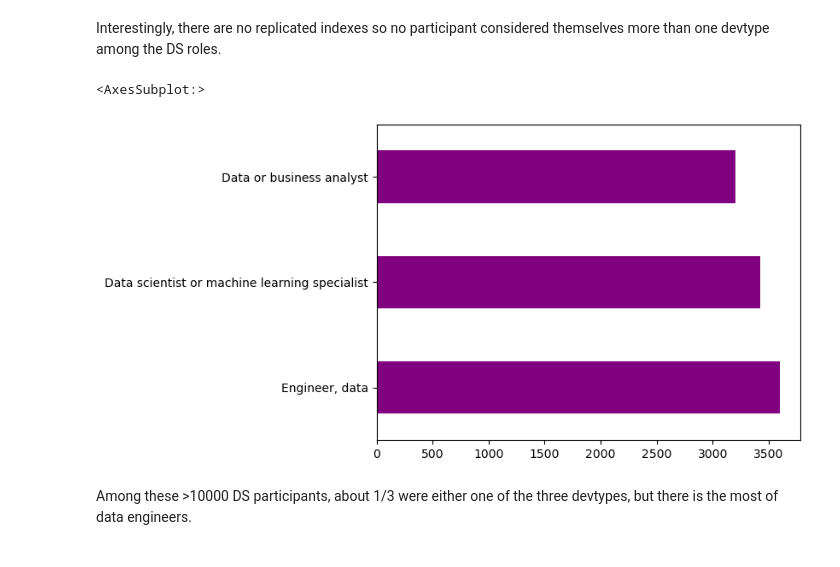
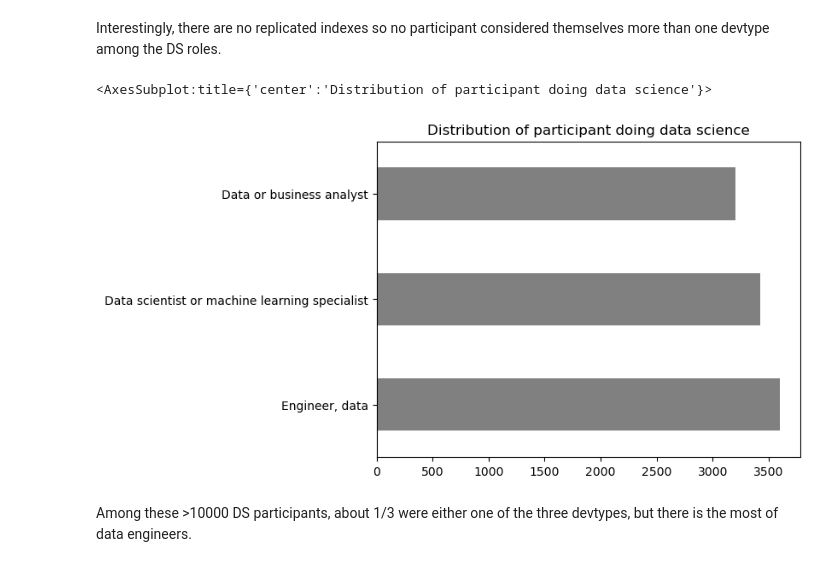
Before and after one commit to thecochenille/stackoverflow_survey2019to2022, a Jupyter notebook: Stackoverflow_survey2022Analysis.ipynb, the cells around one changed output. Saved outputs shown, nothing was run; the diff lists cells and outputs as text; code cells hidden in the pictures.

Commit message:
Updated ipynb
- finished making the graphs

```diff
--- a/Stackoverflow_survey2022Analysis.ipynb
+++ b/Stackoverflow_survey2022Analysis.ipynb
@@ -116,9 +116,9 @@ df2022_DS.index.nunique() # this is the number of participants
 Interestingly, there are no replicated indexes so no participant considered themselves more than one devtype among the DS roles.
 # %%
 #distribution of devtype in DS
-df2022_DS.devtype.value_counts().plot(kind='barh',color='purple')
+df2022_DS.devtype.value_counts().plot(kind='barh',color='grey',title='Distribution of participants doing data science')
 # %% [output]
-<AxesSubplot:>
+<AxesSubplot:title={'center':'Distribution of participant doing data science'}>
-[figure, old version]
+[figure, new version]
 # %% [markdown]
 Among these >10000 DS participants, about 1/3 were either one of the three devtypes, but there is the most of data engineers.
```
Also changed, not shown: parts of 131 cells of this notebook.
